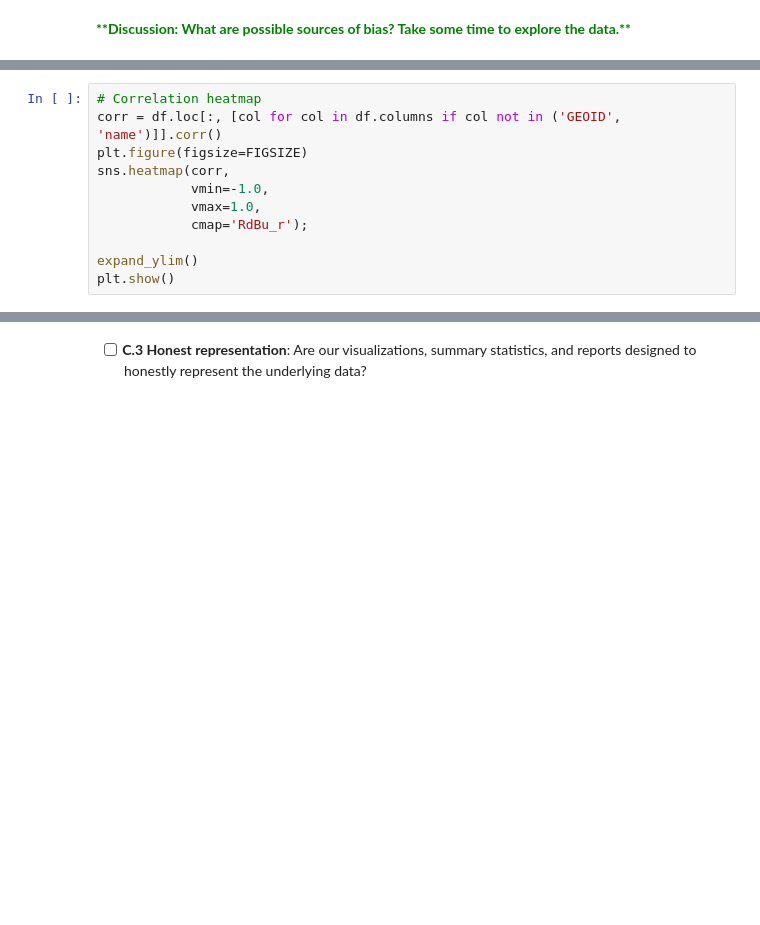
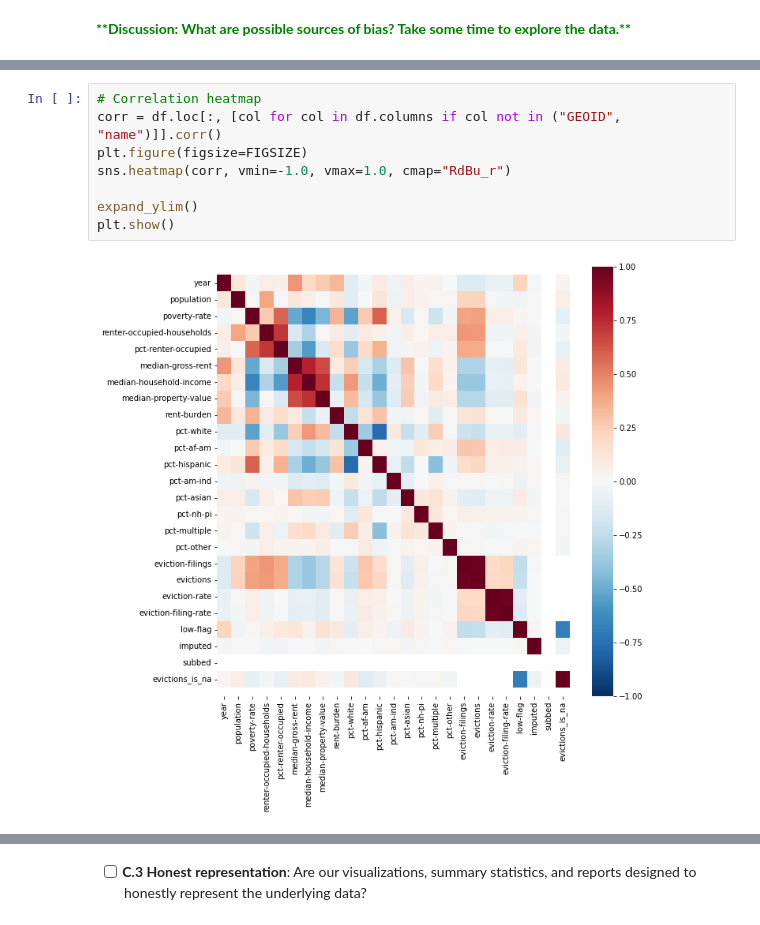
Before and after one commit to pruthvipatel/msc-buckinghum-data-ethics, a Jupyter notebook: notebooks/eviction-data-case-study.ipynb, the cells around one changed output, grey strips where cells are left out. Drawn from its saved outputs; the diff is of its cells as text; blank space fills up the shorter version.

```diff
--- a/notebooks/eviction-data-case-study.ipynb
+++ b/notebooks/eviction-data-case-study.ipynb
@@ -195,11 +224,10 @@ def expand_ylim():
 # %%
 # Correlation heatmap
-corr = df.loc[:, [col for col in df.columns if col not in ('GEOID', 'name')]].corr()
+corr = df.loc[:, [col for col in df.columns if col not in ("GEOID", "name")]].corr()
 plt.figure(figsize=FIGSIZE)
-sns.heatmap(corr,
-            vmin=-1.0,
-            vmax=1.0,
-            cmap='RdBu_r');
+sns.heatmap(corr, vmin=-1.0, vmax=1.0, cmap="RdBu_r")
 
 expand_ylim()
 plt.show()
+# %% [output]
+[figure, added]
```
Also changed, not shown: parts of 25 cells of this notebook.
